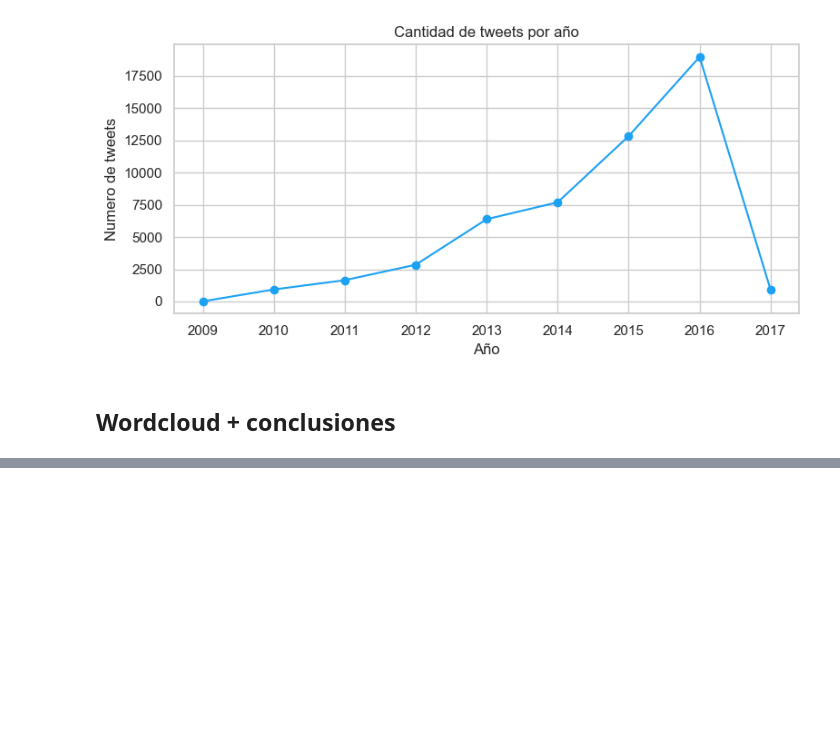
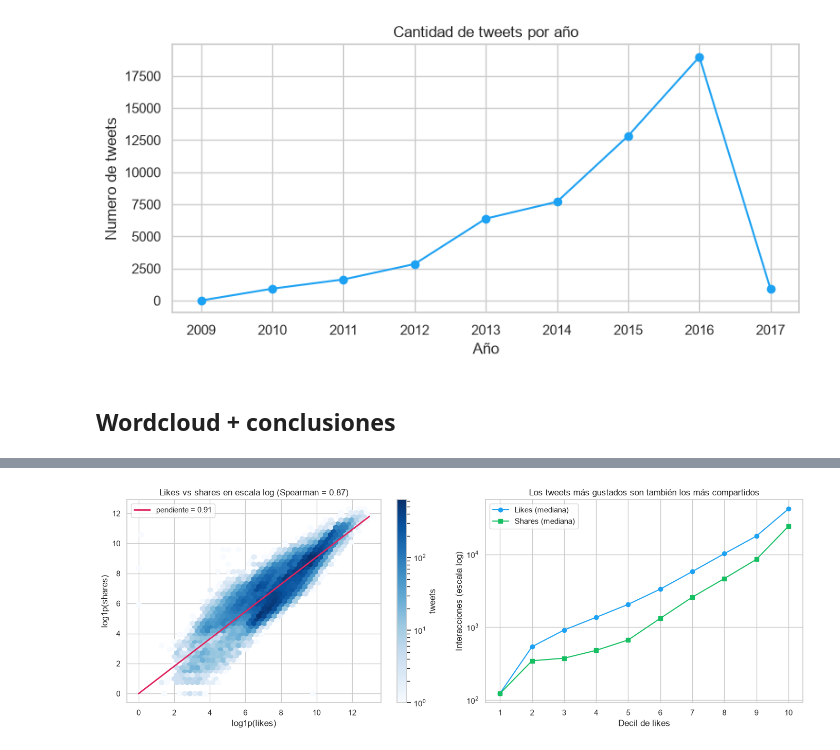
Before and after one commit to ecarcamo/Actividad-Clase-DataScience-Tweets, a Jupyter notebook: notebooks/01_carga_inicial.ipynb, the cells around one changed output, grey strips where cells are left out. Saved outputs shown, nothing was run; the diff lists cells and outputs as text; code cells hidden in the pictures; blank space fills up the shorter version.

```diff
--- a/notebooks/01_carga_inicial.ipynb
+++ b/notebooks/01_carga_inicial.ipynb
@@ -461,0 +655,19 @@ Guardado ../data/tweets_output.csv (52257, 20)
+# %%
+likes = df_clean["number_of_likes"]
+shares = df_clean["number_of_shares"]
+log_likes, log_shares = np.log1p(likes), np.log1p(shares)
+
+r_crudo, p_crudo = stats.pearsonr(likes, shares)
+r_log, _ = stats.pearsonr(log_likes, log_shares)
+rho_sp = stats.spearmanr(likes, shares)
+pendiente, intercepto, r_val, _, _ = stats.linregress(log_likes, log_shares)
+
+print(f"Pearson  (crudo)   r = {r_crudo:.4f}   p = {p_crudo:.2g}")
+print(f"Pearson  (log1p)   r = {r_log:.4f}")
+print(f"Spearman (rangos)  r = {rho_sp.statistic:.4f}   p = {rho_sp.pvalue:.2g}")
+print(f"\nlog1p(shares) = {intercepto:.3f} + {pendiente:.3f} * log1p(likes)")
+print(f"   R2 = {r_val ** 2:.3f}   elasticidad = {pendiente:.3f}")
+
+ratio = (shares / likes.replace(0, np.nan))
+print(f"\nRatio shares/likes por tweet -> mediana {ratio.median():.2f}, "
+      f"P10 {ratio.quantile(0.10):.2f}, P90 {ratio.quantile(0.90):.2f}")
@@ -461,0 +725,28 @@ Guardado ../data/tweets_output.csv (52257, 20)
+# %%
+fig, axes = plt.subplots(1, 2, figsize=(14, 5))
+
+hb = axes[0].hexbin(log_likes, log_shares, gridsize=45, cmap="Blues", mincnt=1, bins="log")
+x_linea = np.linspace(log_likes.min(), log_likes.max(), 100)
+axes[0].plot(x_linea, intercepto + pendiente * x_linea, color="#E0245E", lw=2,
+             label=f"pendiente = {pendiente:.2f}")
+axes[0].set_title(f"Likes vs shares en escala log (Spearman = {rho_sp.statistic:.2f})")
+axes[0].set_xlabel("log1p(likes)")
+axes[0].set_ylabel("log1p(shares)")
+axes[0].legend()
+fig.colorbar(hb, ax=axes[0], label="tweets")
+
+axes[1].plot(por_decil.index, por_decil["likes_mediana"], marker="o",
+             color="#1DA1F2", label="Likes (mediana)")
+axes[1].plot(por_decil.index, por_decil["shares_mediana"], marker="s",
+             color="#17BF63", label="Shares (mediana)")
+axes[1].set_yscale("log")
+axes[1].set_title("Los tweets más gustados son también los más compartidos")
+axes[1].set_xlabel("Decil de likes")
+axes[1].set_ylabel("Interacciones (escala log)")
+axes[1].set_xticks(list(por_decil.index))
+axes[1].legend()
+
+plt.tight_layout()
+plt.show()
+# %% [output]
+[figure, added]
```
Also changed, not shown: parts of 28 cells of this notebook, 1 other file.
